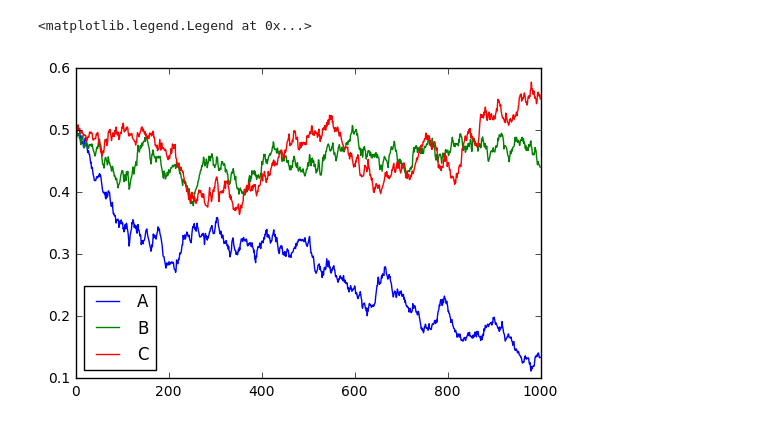
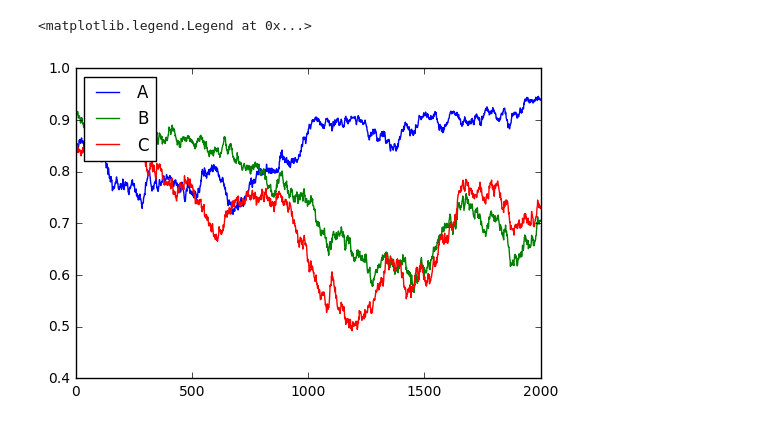
Before and after one commit to standard-aaron/mullets, a Jupyter notebook: multi_locus_sampling.ipynb, the cells around one changed output. Cells and saved outputs as stored; diff of their text form; code cells hidden in the pictures.

```diff
--- a/multi_locus_sampling.ipynb
+++ b/multi_locus_sampling.ipynb
@@ -9,8 +9,8 @@ from itertools import product
 # %%
 NUM_SITES = 3
 N=10000
-T=1000
-L=[100000 for i in range(NUM_SITES-1)]
+T=2000
+L=[10000 for i in range(NUM_SITES-1)]
 r=10**-8
 # %%
 R2_AB = []
@@ -20,10 +20,10 @@ A = []
 B = []
 C = []
 #P = 1/(2**NUM_SITES) * np.ones(tuple(2 for i in range(NUM_SITES)))
-P = np.array([[[0.25,0.1],           ###    ABC, ABc
-             [0.05,0.1]],            ###    AbC, Abc
-              [[0.1,0.05],           ###    aBC, aBc
-              [0.1,0.25]]])          ###    abC, abc
+P = np.array([[[0.7,0.1],            ###    ABC, ABc
+             [0.025,0.02]],          ###    AbC, Abc
+              [[0.1,0.005],          ###    aBC, aBc
+              [0.02,0.03]]])         ###    abC, abc
 
 numr = 0
 for t in range(T):
@@ -75,9 +75,9 @@ for t in range(T):
 # %%
 plt.plot(range(T),A,label='A')
 plt.plot(range(T),B,label='B')
 plt.plot(range(T),C,label='C')
-plt.legend(loc=3)
+plt.legend(loc=2)
 # %% [output]
 <matplotlib.legend.Legend at 0x...>
-[figure, old version]
+[figure, new version]
 # %%
```
Also changed, not shown: parts of 1 cell of this notebook.
